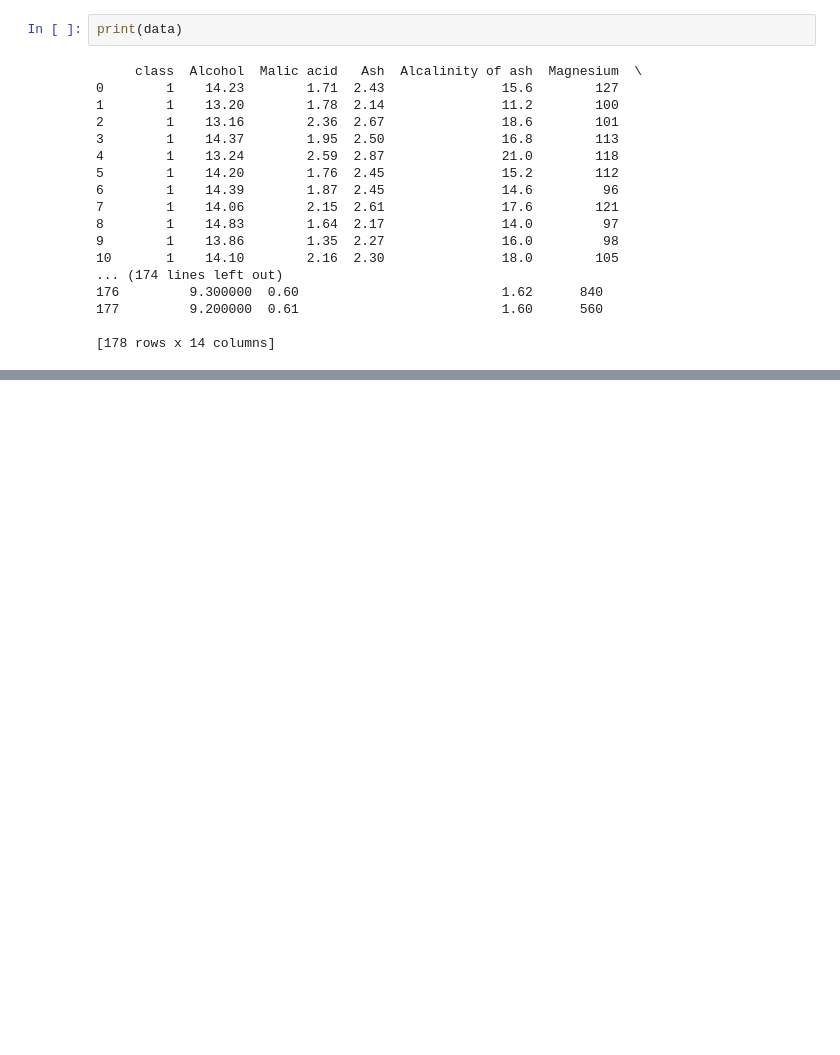
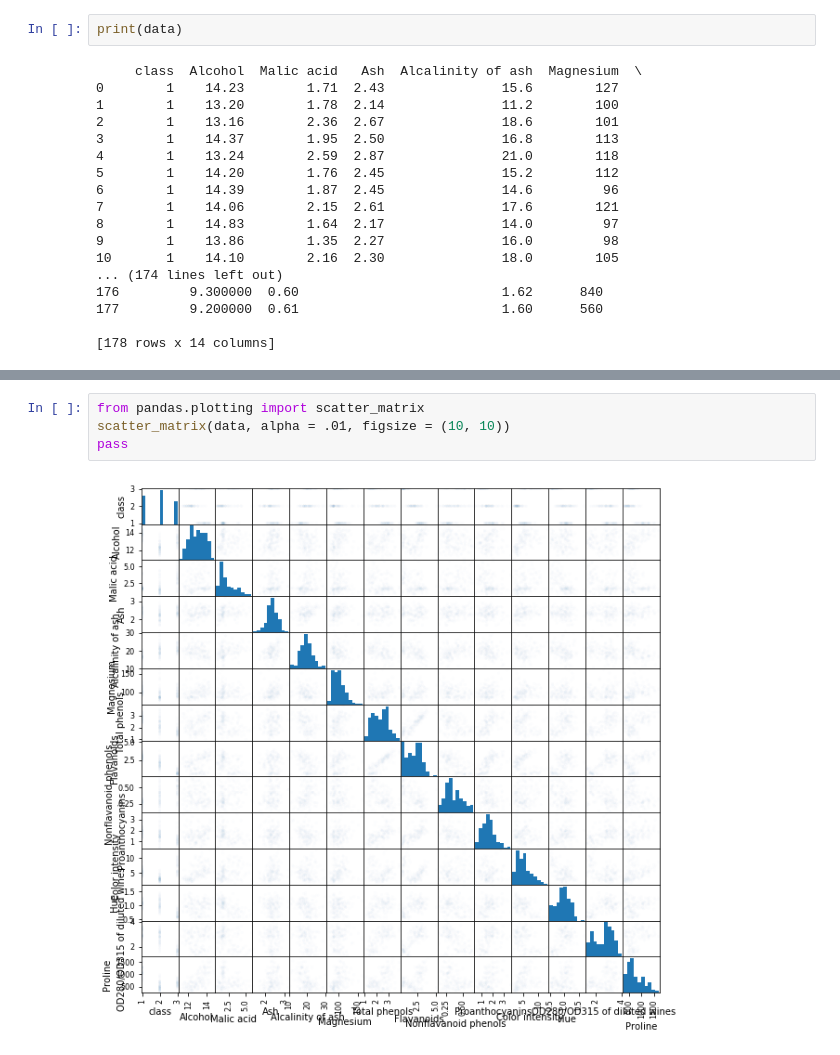
Before and after one commit to ipolyak/Data-Analysis, a Jupyter notebook: wine-analysis.ipynb, the cells around one changed output, grey strips where cells are left out. Drawn from its saved outputs; the diff is of its cells as text; blank space fills up the shorter version.

```diff
--- a/wine-analysis.ipynb
+++ b/wine-analysis.ipynb
@@ -29,0 +115,6 @@ print(data)
+# %%
+from pandas.plotting import scatter_matrix
+scatter_matrix(data, alpha = .01, figsize = (10, 10))
+pass
+# %% [output]
+[figure, added]
```
Also changed, not shown: parts of 25 cells of this notebook.
